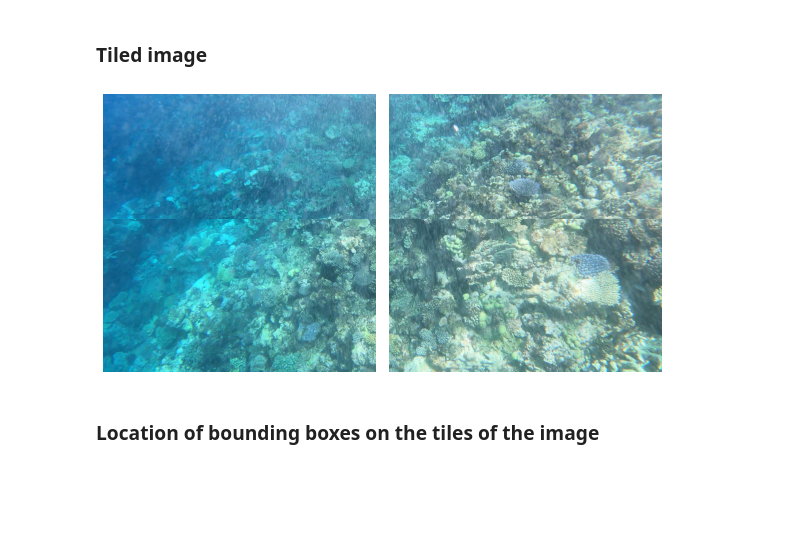
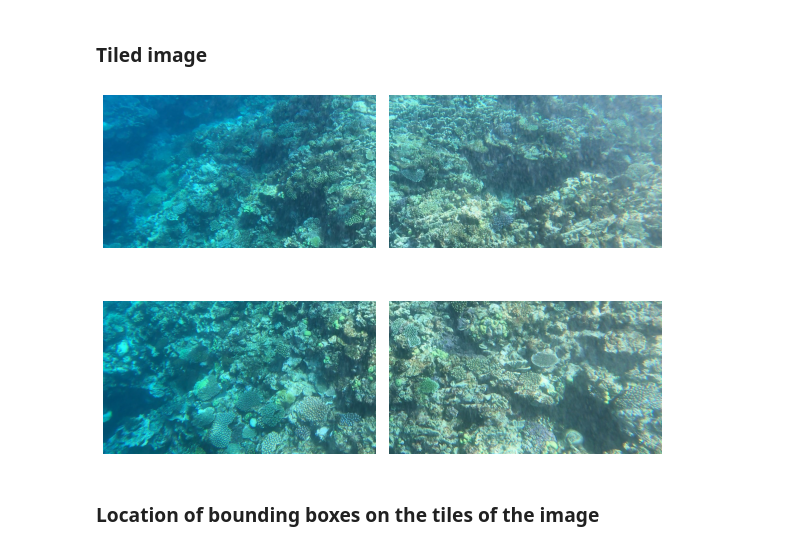
Before and after one commit to lucaordronneau/gbr-starfish-kaggle, a Jupyter notebook: image-tilling-for-small-object-detection.ipynb, the cells around one changed output. Cells and saved outputs as stored; diff of their text form; code cells hidden in the pictures; blank space fills up the shorter version.

Commit message:
Kaggle Notebook | Image Tilling for Small Object Detection | Version 9

```diff
--- a/image-tilling-for-small-object-detection.ipynb
+++ b/image-tilling-for-small-object-detection.ipynb
@@ -241,16 +241,16 @@ plot_image_and_bboxes(img, bboxes)
 # %%
 tiles_dict = tiler(img_name, bboxes, s_h = HEIGHT//IMAGE_SPLIT, s_w = WIDTH//IMAGE_SPLIT)
 tiles  = image_tiler(img, s_h = HEIGHT//IMAGE_SPLIT, s_w = WIDTH//IMAGE_SPLIT)
 
 _, axs = plt.subplots(IMAGE_SPLIT, IMAGE_SPLIT, figsize=(10, 8))
 axs = axs.flatten()
 for img, ax in zip(tiles, axs):
     ax.axis('off')
     ax.imshow(img)
-plt.subplots_adjust(wspace=0.05, hspace=-0.6)
+plt.subplots_adjust(wspace=0.05, hspace=-0.1)
 plt.show()
 # %% [output]
-[figure, old version]
+[figure, new version]
 # %% [markdown]
 ### Location of bounding boxes on the tiles of the image
 # %%
```
Also changed, not shown: parts of 4 cells of this notebook.
